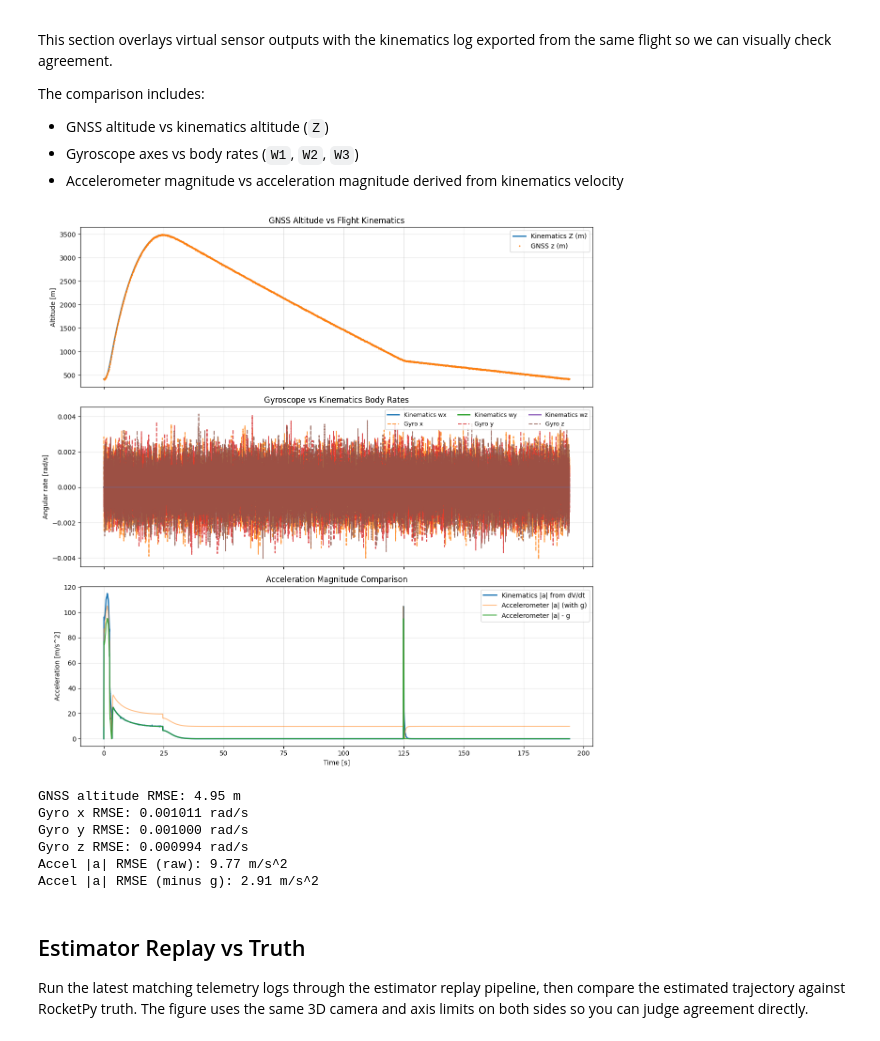
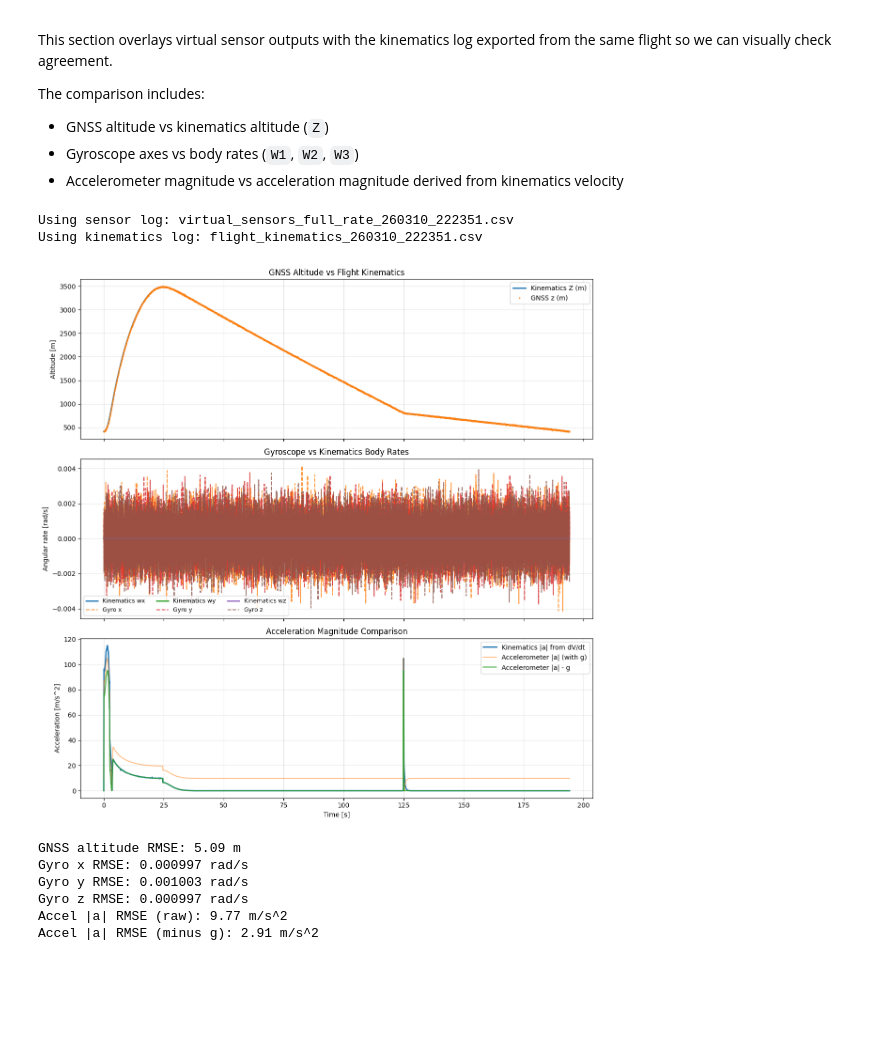
Before and after one commit to Lmx154/RL-RocketPy-Notebook, a Jupyter notebook: notebooks/Itzamna/Itzamna_flight_sim.ipynb, the cells around one changed output. Cells and saved outputs as stored; diff of their text form; code cells hidden in the pictures; blank space fills up the shorter version.

```diff
--- a/notebooks/v-10/v-10_flight_sim.ipynb
+++ b/notebooks/Itzamna/Itzamna_flight_sim.ipynb
@@ -1124,13 +1195,30 @@ The comparison includes:
 - Accelerometer magnitude vs acceleration magnitude derived from kinematics velocity
 # %%
 from pathlib import Path
+import sys
+
 import numpy as np
 import matplotlib.pyplot as plt
 
-# Resolve logs directory from notebook location
-logs_dir = Path('../../logs')
-sensor_path = logs_dir / 'virtual_sensors_full_rate_260310_105007.csv'
-kin_path = logs_dir / 'flight_kinematics_260310_105007.csv'
+repo_root = next(
+    path for path in [Path.cwd().resolve(), *Path.cwd().resolve().parents]
+    if (path / "pyproject.toml").exists() and (path / "sim").exists()
+)
+if str(repo_root) not in sys.path:
+    sys.path.insert(0, str(repo_root))
+
+from sim.estimation.adapters import find_latest_matching_log_pair
+
+# Resolve logs directory from notebook location and pick the newest matching export pair.
+logs_dir = (Path('../../logs')).resolve()
+sensor_path, kin_path = find_latest_matching_log_pair(logs_dir)
+if kin_path is None:
+    raise FileNotFoundError(
+        f"Found telemetry log {sensor_path.name}, but the matching kinematics log is missing."
+    )
+
+print(f'Using sensor log: {sensor_path.name}')
+print(f'Using kinematics log: {kin_path.name}')
 
 # Virtual sensors CSV has sparse samples for lower-rate sensors (NaN between updates)
 sensors = np.genfromtxt(sensor_path, delimiter=',', names=True, dtype=float, encoding='utf-8')
@@ -1209,41 +1297,39 @@ axes[1].legend(ncol=3, fontsize=9)
 # 3) Acceleration comparison
 axes[2].plot(sensor_t, a_kin_mag_on_sensor_t, linewidth=2, label='Kinematics |a| from dV/dt')
 axes[2].plot(sensor_t[acc_valid], acc_mag[acc_valid], alpha=0.5, label='Accelerometer |a| (with g)')
 axes[2].plot(sensor_t[acc_valid], acc_mag_minus_g[acc_valid], alpha=0.9, label='Accelerometer |a| - g')
 axes[2].set_ylabel('Acceleration [m/s^2]')
 axes[2].set_xlabel('Time [s]')
 axes[2].set_title('Acceleration Magnitude Comparison')
 axes[2].grid(True, alpha=0.3)
 axes[2].legend()
 
 plt.tight_layout()
 plt.show()
 
 # Quick alignment metrics (ignoring NaNs)
 if np.any(gnss_valid):
     gnss_err = sensors['gnss_z'][gnss_valid] - kin_z_on_sensor_t[gnss_valid]
     print(f'GNSS altitude RMSE: {np.sqrt(np.mean(gnss_err**2)):.2f} m')
 
 for i, axis_name in enumerate(gyro_labels):
     mask = gyro_valid[axis_name]
     if np.any(mask):
         err = sensors[f'gyroscope_{axis_name}'][mask] - kin_w_on_sensor_t[mask, i]
         print(f'Gyro {axis_name} RMSE: {np.sqrt(np.mean(err**2)):.6f} rad/s')
 
 if np.any(acc_valid):
     acc_err_raw = acc_mag[acc_valid] - a_kin_mag_on_sensor_t[acc_valid]
     acc_err_comp = acc_mag_minus_g[acc_valid] - a_kin_mag_on_sensor_t[acc_valid]
     print(f'Accel |a| RMSE (raw): {np.sqrt(np.mean(acc_err_raw**2)):.2f} m/s^2')
     print(f'Accel |a| RMSE (minus g): {np.sqrt(np.mean(acc_err_comp**2)):.2f} m/s^2')
 # %% [output]
+Using sensor log: virtual_sensors_full_rate_260310_222351.csv
+Using kinematics log: flight_kinematics_260310_222351.csv
-[figure, old version]
+[figure, new version]
-GNSS altitude RMSE: 4.95 m
-Gyro x RMSE: 0.001011 rad/s
-Gyro y RMSE: 0.001000 rad/s
-Gyro z RMSE: 0.000994 rad/s
-Accel |a| RMSE (raw): 9.77 m/s^2
-Accel |a| RMSE (minus g): 2.91 m/s^2
+GNSS altitude RMSE: 5.09 m
+Gyro x RMSE: 0.000997 rad/s
+Gyro y RMSE: 0.001003 rad/s
+Gyro z RMSE: 0.000997 rad/s
+Accel |a| RMSE (raw): 9.77 m/s^2
+Accel |a| RMSE (minus g): 2.91 m/s^2
-# %% [markdown]
-## Estimator Replay vs Truth
-
-Run the latest matching telemetry logs through the estimator replay pipeline, then compare the estimated trajectory against RocketPy truth. The figure uses the same 3D camera and axis limits on both sides so you can judge agreement directly.
```
Also changed, not shown: parts of 23 cells of this notebook, 22 other files.
